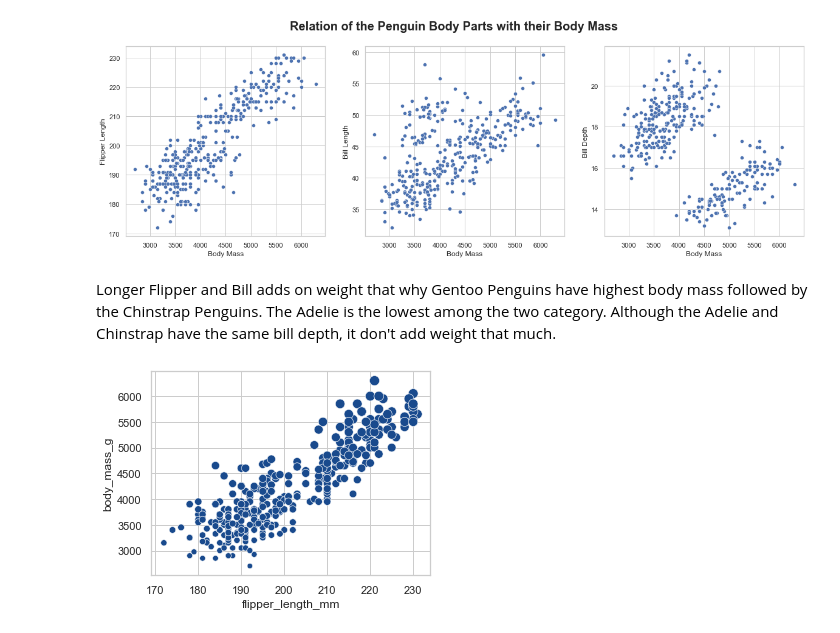
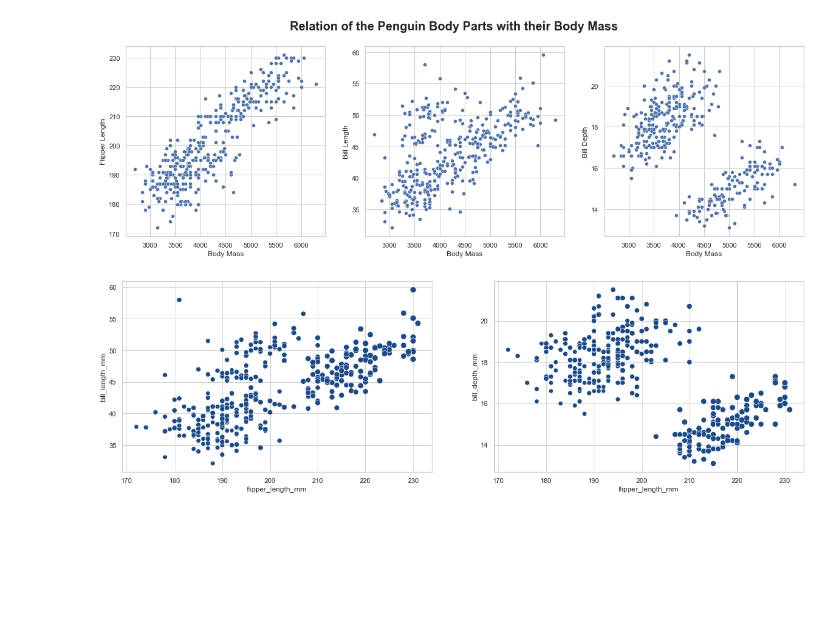
Before and after one commit to jeannemargaretguzon/DataCamp-Exercises, a Jupyter notebook: Seaborn Penguin Practice Graph.ipynb, the cells around one changed output. Drawn from its saved outputs; the diff is of its cells as text; code cells hidden in the pictures; blank space fills up the shorter version.

```diff
--- a/Seaborn Penguin Practice Graph.ipynb
+++ b/Seaborn Penguin Practice Graph.ipynb
@@ -9,4 +9,3 @@ from matplotlib import cm
 # %%
-# Importing penguin.csv example dataset
-penguin_data = sns.load_dataset('penguins')
+penguin = sns.load_dataset('penguins')
 # %%
@@ -49,7 +48,7 @@ print(penguin_data['island'].unique())
 ['Torgersen' 'Biscoe' 'Dream']
 # %%
 # Change the object columns as Categorical Data
-penguin_data['species'] = pd.Categorical(penguin_data.species)
-penguin_data['sex'] = pd.Categorical(penguin_data.sex)
-penguin_data['island'] = pd.Categorical(penguin_data.island)
+penguin['species'] = pd.Categorical(penguin.species)
+penguin['sex'] = pd.Categorical(penguin.sex)
+penguin['island'] = pd.Categorical(penguin.island)
 # %%
@@ -166,5 +206,3 @@ axes[2].set(xlabel = 'Body Mass', ylabel = 'Bill Depth')
 # %% [output]
 [Text(0.5, 0, 'Body Mass'), Text(0, 0.5, 'Bill Depth')]
 [figure]
-# %% [markdown]
-Longer Flipper and Bill adds on weight that why Gentoo Penguins have highest body mass followed by the Chinstrap Penguins. The Adelie is the lowest among the two category. Although the Adelie and Chinstrap have the same bill depth, it don't add weight that much.
@@ -188,8 +209,10 @@ Longer Flipper and Bill adds on weight that why Gentoo Penguins have highest bod
 # %%
 sns.set(style = 'whitegrid')
-fig_5 = plt.figure(figsize = (5,3.75))
 
-ax5 = sns.scatterplot(data = penguin_data, x = "flipper_length_mm", y = "body_mass_g", size = "body_mass_g", color = '#194A8D',legend = False, sizes = (30, 100))
+fig, axes = plt.subplots(1, 2, sharex = True, figsize = (20, 5.75))
+
+ax = sns.scatterplot(ax = axes[0], data = penguin, x = "flipper_length_mm", y = "bill_length_mm", size = "body_mass_g", color = '#194A8D',legend = False, sizes = (50, 100))
+ax = sns.scatterplot(ax = axes[1], data = penguin, x = "flipper_length_mm", y = "bill_depth_mm", size = "body_mass_g", color = '#194A8D',legend = False, sizes = (50, 100))
 plt.show()
 # %% [output]
-[figure, old version]
+[figure, new version]
```
Also changed, not shown: parts of 23 cells of this notebook.
